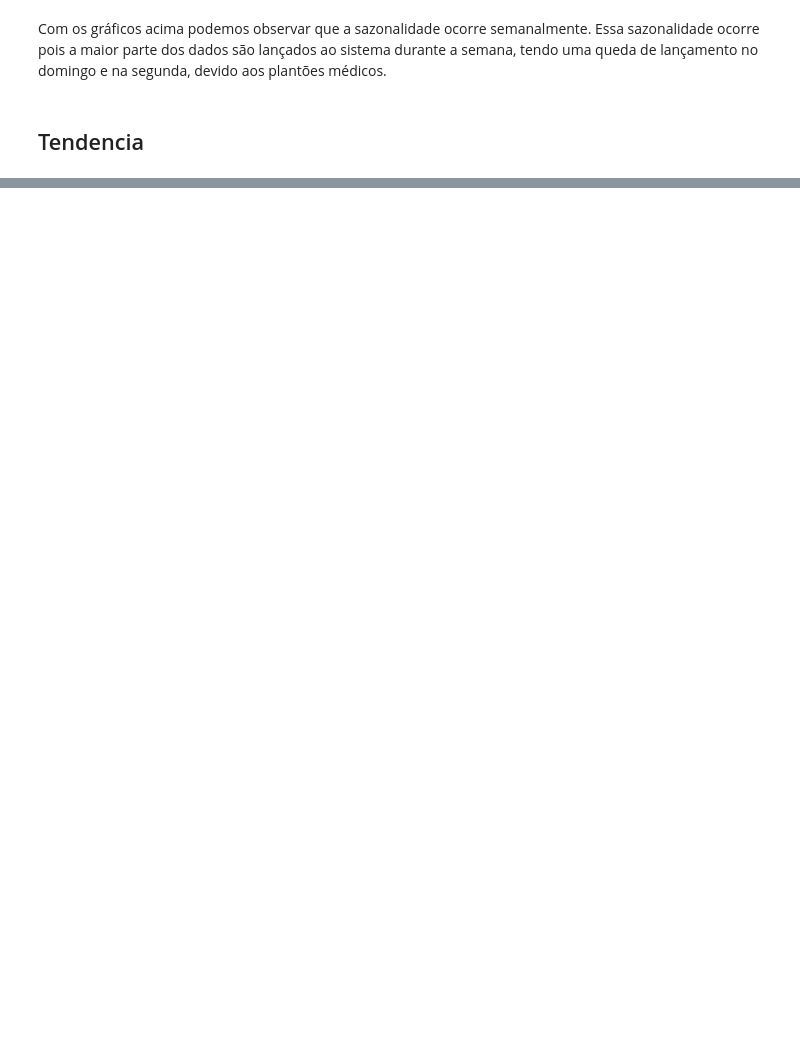
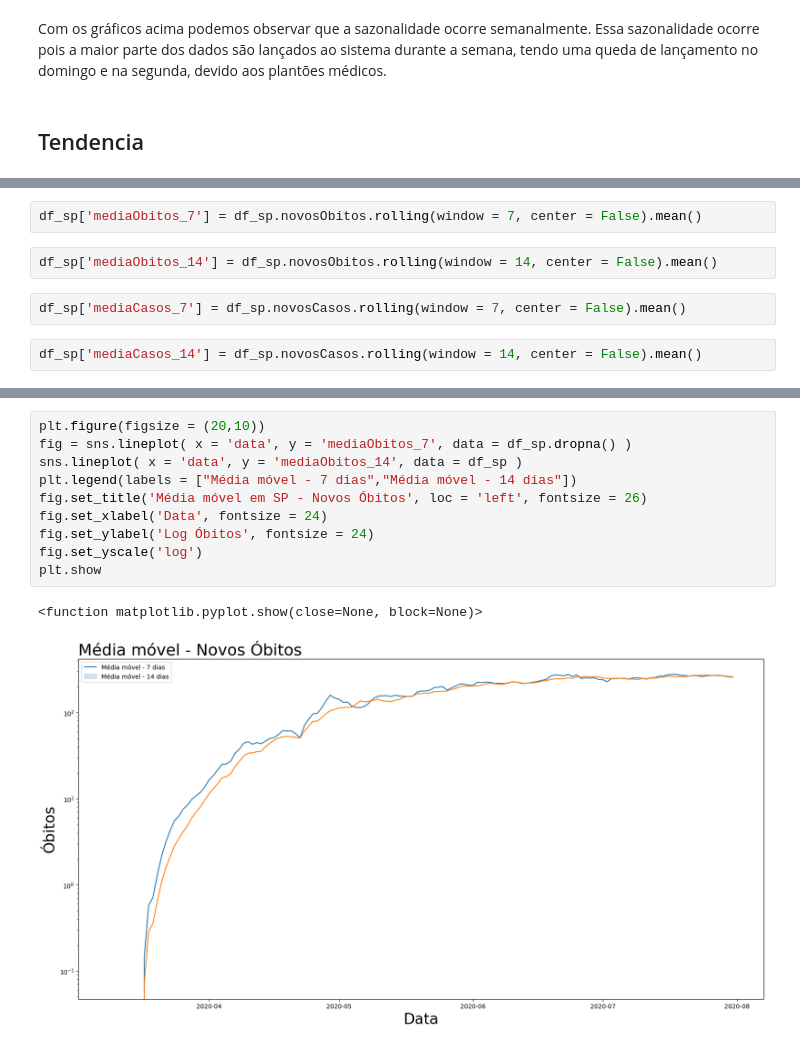
Before and after one commit to JosianeCampos/Analise---COVID-19, a Jupyter notebook: analise_COVID_19.ipynb, the cells around one changed output, grey strips where cells are left out. Drawn from its saved outputs; the diff is of its cells as text; blank space fills up the shorter version.

```diff
--- a/analise_COVID_19.ipynb
+++ b/analise_COVID_19.ipynb
@@ -267,0 +292,8 @@ ao sistema durante a semana, tendo uma queda de lançamento no domingo e na segu
+# %%
+df_sp['mediaObitos_7'] = df_sp.novosObitos.rolling(window = 7, center = False).mean()
+# %%
+df_sp['mediaObitos_14'] = df_sp.novosObitos.rolling(window = 14, center = False).mean()
+# %%
+df_sp['mediaCasos_7'] = df_sp.novosCasos.rolling(window = 7, center = False).mean()
+# %%
+df_sp['mediaCasos_14'] = df_sp.novosCasos.rolling(window = 14, center = False).mean()
@@ -267,0 +310,13 @@ ao sistema durante a semana, tendo uma queda de lançamento no domingo e na segu
+# %%
+plt.figure(figsize = (20,10))
+fig = sns.lineplot( x = 'data', y = 'mediaObitos_7', data = df_sp.dropna() )
+sns.lineplot( x = 'data', y = 'mediaObitos_14', data = df_sp )
+plt.legend(labels = ["Média móvel - 7 dias","Média móvel - 14 dias"])
+fig.set_title('Média móvel em SP - Novos Óbitos', loc = 'left', fontsize = 26)
+fig.set_xlabel('Data', fontsize = 24)
+fig.set_ylabel('Log Óbitos', fontsize = 24)
+fig.set_yscale('log')
+plt.show
+# %% [output]
+<function matplotlib.pyplot.show(close=None, block=None)>
+[figure, added]
```
Also changed, not shown: parts of 23 cells of this notebook.
